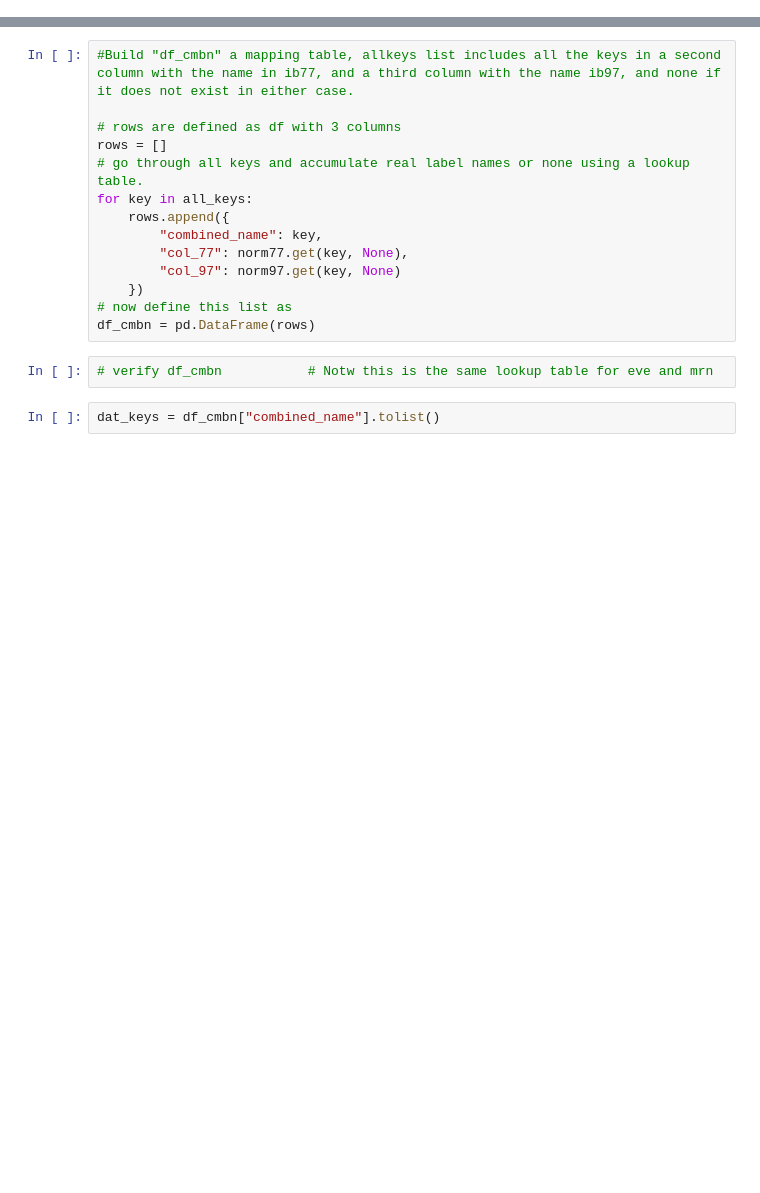
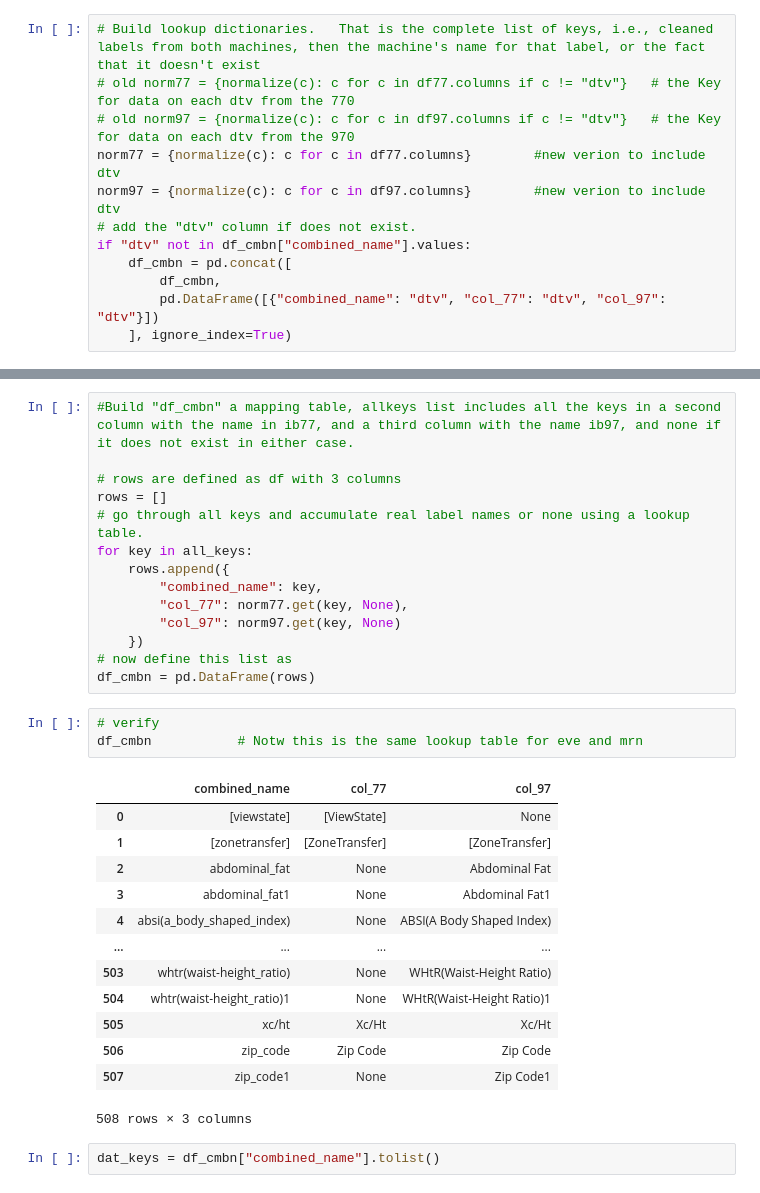
Before and after one commit to 1ratlab/JL_2, a Jupyter notebook: Combining77_97.ipynb, the cells around one changed output, grey strips where cells are left out. Cells and saved outputs as stored; diff of their text form; blank space fills up the shorter version.

```diff
--- a/Combining77_97.ipynb
+++ b/Combining77_97.ipynb
@@ -314 +303,13 @@ if "dtv" not in df_cmbn["combined_name"].values:
+# %%
+# Build lookup dictionaries.   That is the complete list of keys, i.e., cleaned labels from both machines, then the machine's name for that label, or the fact that it doesn't exist
+# old norm77 = {normalize(c): c for c in df77.columns if c != "dtv"}   # the Key for data on each dtv from the 770
+# old norm97 = {normalize(c): c for c in df97.columns if c != "dtv"}   # the Key for data on each dtv from the 970
+norm77 = {normalize(c): c for c in df77.columns}        #new verion to include dtv
+norm97 = {normalize(c): c for c in df97.columns}        #new verion to include dtv
+# add the "dtv" column if does not exist.
+if "dtv" not in df_cmbn["combined_name"].values:
+    df_cmbn = pd.concat([
+        df_cmbn,
+        pd.DataFrame([{"combined_name": "dtv", "col_77": "dtv", "col_97": "dtv"}])
+    ], ignore_index=True)
 # %%
@@ -333,7 +372,22 @@ for key in all_keys:
 # now define this list as
 df_cmbn = pd.DataFrame(rows)
 # %%
-# verify df_cmbn           # Notw this is the same lookup table for eve and mrn
+# verify
+df_cmbn           # Notw this is the same lookup table for eve and mrn
+# %% [output]
+|  | combined_name | col_77 | col_97 |
+| 0 | [viewstate] | [ViewState] | None |
+| 1 | [zonetransfer] | [ZoneTransfer] | [ZoneTransfer] |
+| 2 | abdominal_fat | None | Abdominal Fat |
+| 3 | abdominal_fat1 | None | Abdominal Fat1 |
+| 4 | absi(a_body_shaped_index) | None | ABSI(A Body Shaped Index) |
+| ... | ... | ... | ... |
+| 503 | whtr(waist-height_ratio) | None | WHtR(Waist-Height Ratio) |
+| 504 | whtr(waist-height_ratio)1 | None | WHtR(Waist-Height Ratio)1 |
+| 505 | xc/ht | Xc/Ht | Xc/Ht |
+| 506 | zip_code | Zip Code | Zip Code |
+| 507 | zip_code1 | None | Zip Code1 |
+508 rows × 3 columns
 # %%
 dat_keys = df_cmbn["combined_name"].tolist()
 # %%
```
Also changed, not shown: parts of 11 cells of this notebook, 11 other files.
